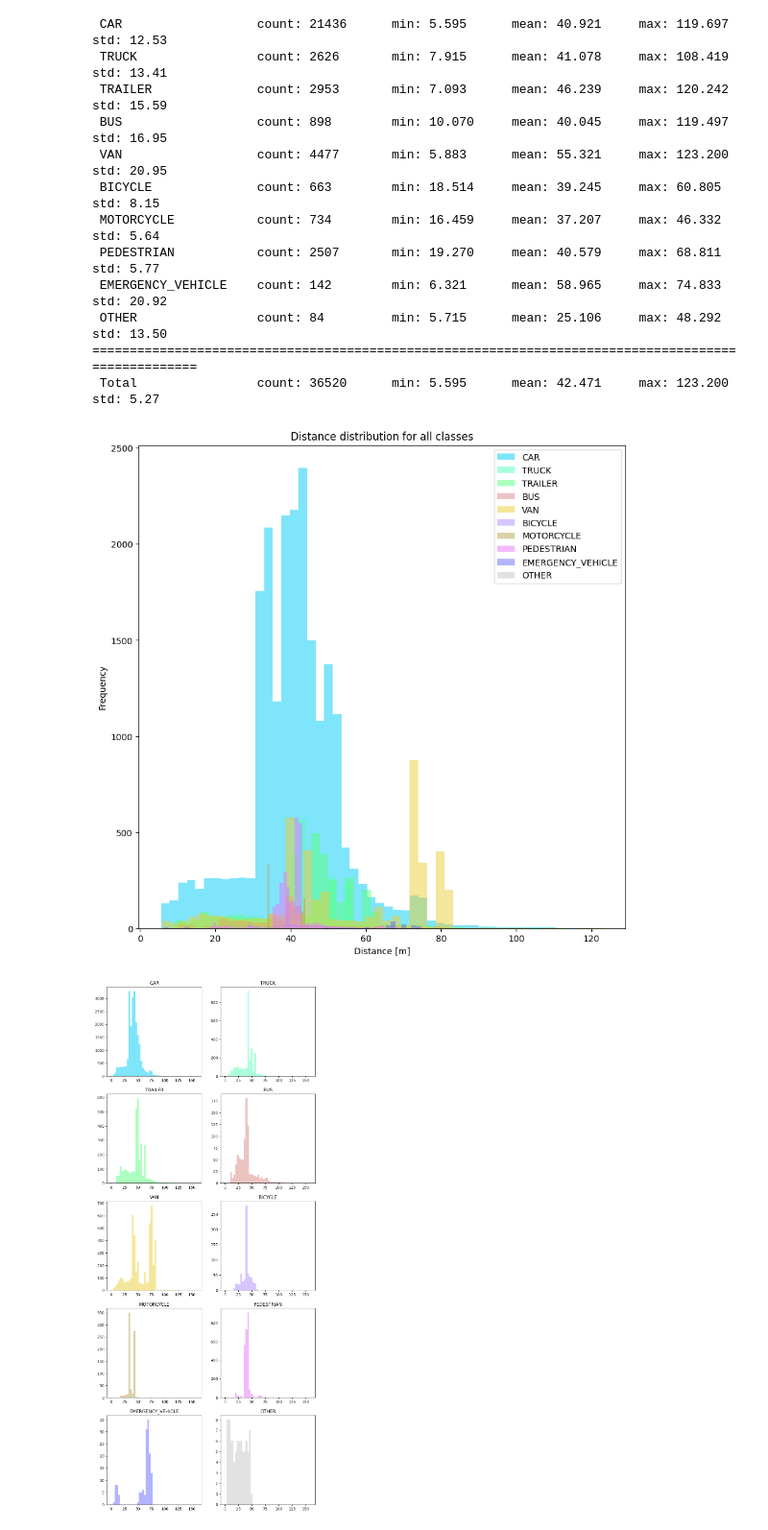
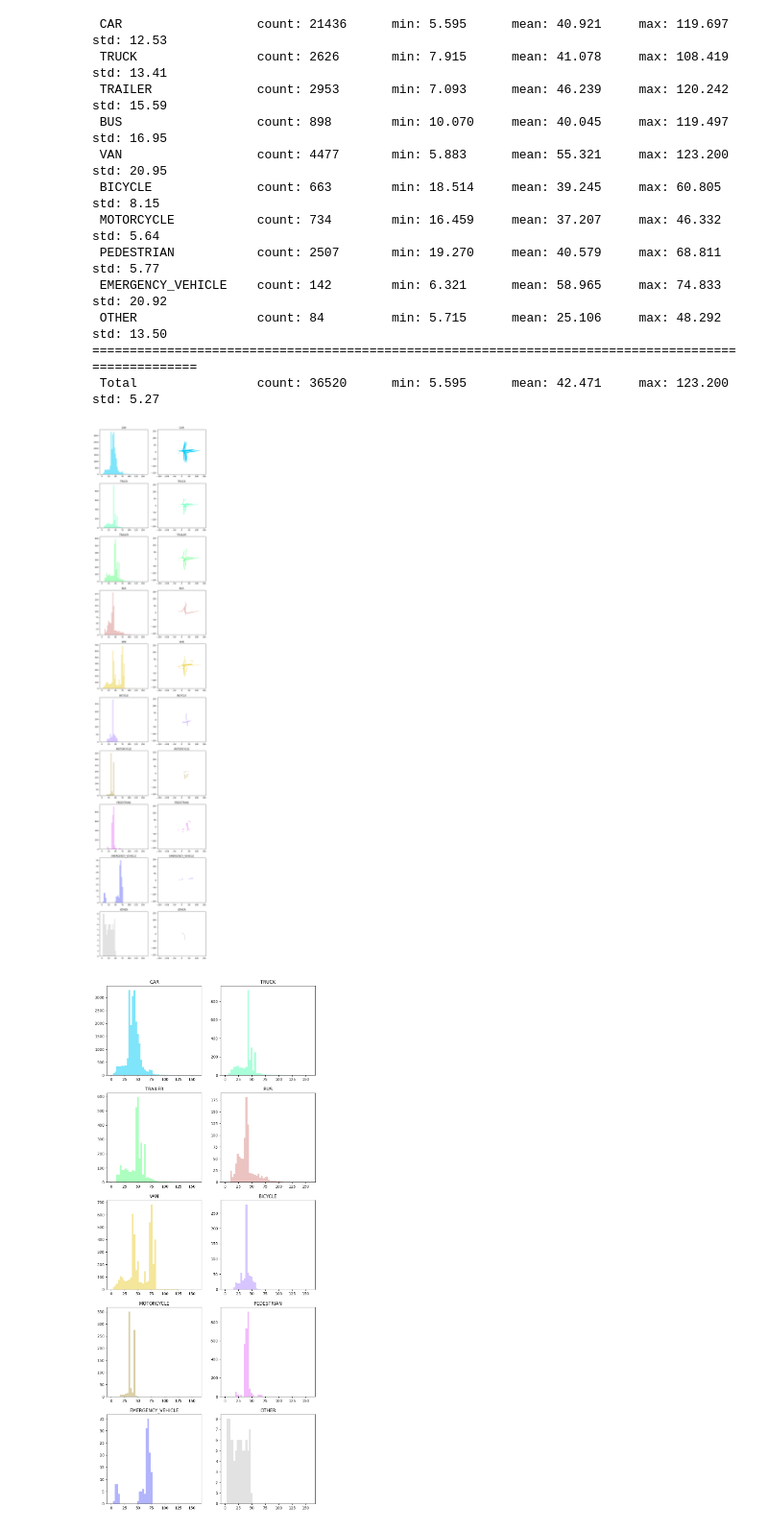
Before and after one commit to egemenkopuz/temporal-bevfusion, a Jupyter notebook: notebooks/a9_class_range.ipynb, the cells around one changed output. Shown: that part at 96% size. Cells and saved outputs as stored; diff of their text form; code cells hidden in the pictures.

```diff
--- a/notebooks/a9_class_range.ipynb
+++ b/notebooks/a9_class_range.ipynb
@@ -181,10 +176,10 @@ print_distance_stats(class_distances)
  OTHER                count: 84         min: 5.715      mean: 25.106     max: 48.292     std: 13.50
 ====================================================================================================
  Total                count: 36520      min: 5.595      mean: 42.471     max: 123.200    std: 5.27
-# %%
-plot_class_distances(class_distances, "Distance distribution for all classes")
-# %% [output]
-[figure, removed]
+# %%
+plot_class_hists_and_coords(class_distances, class_coords)
+# %% [output]
+[figure, added]
 # %%
 plot_class_histograms(class_distances)
 # %% [output]
```
Also changed, not shown: parts of 4 cells of this notebook.
